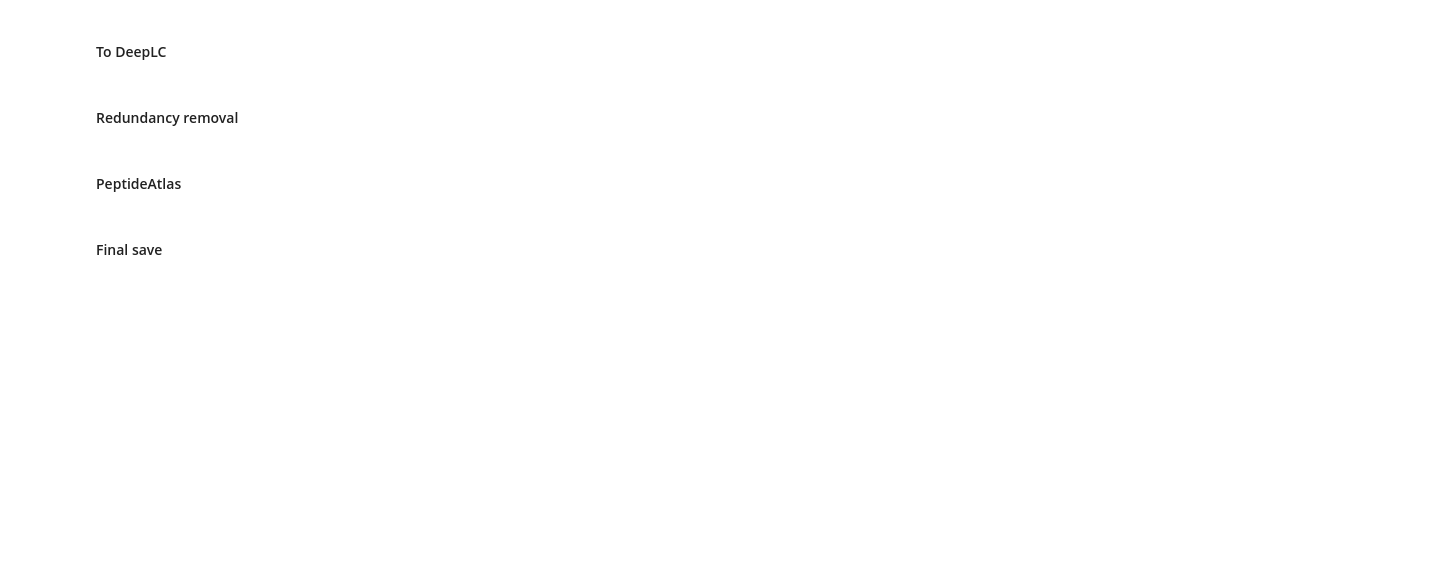
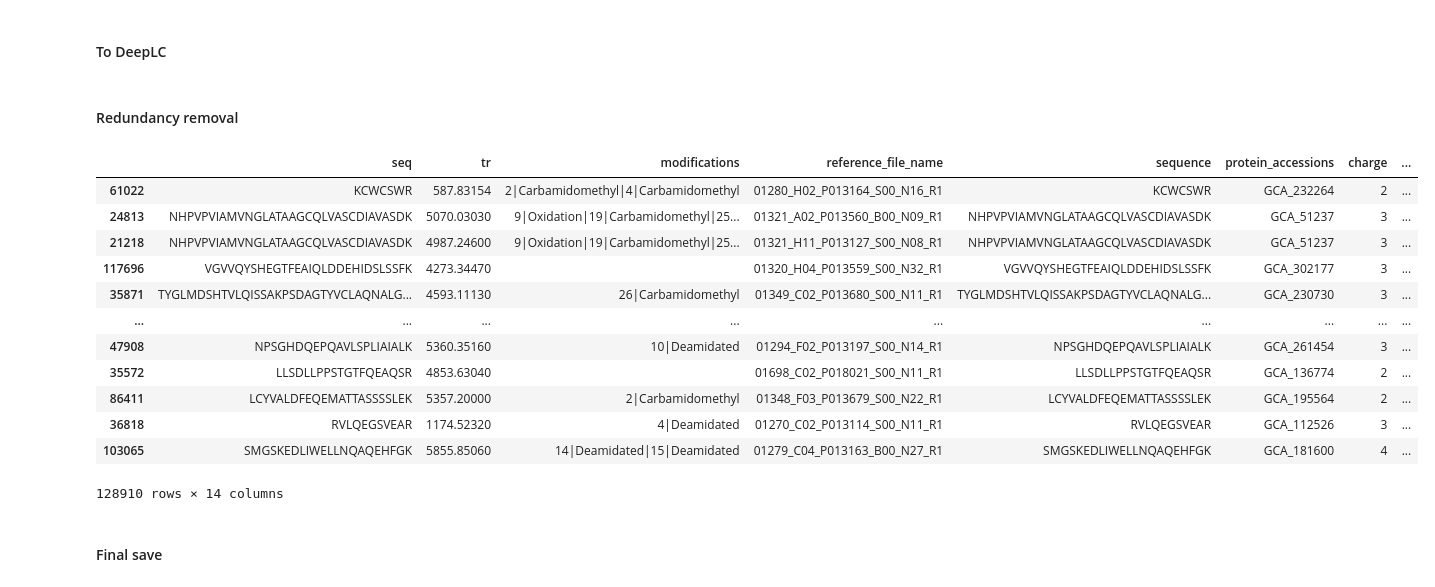
Before and after one commit to bigbio/pgt-pangenome, a Jupyter notebook: PXD010154/gca_canonical_validation.ipynb, the cells around one changed output. Saved outputs shown, nothing was run; the diff lists cells and outputs as text; code cells hidden in the pictures; blank space fills up the shorter version.

```diff
--- a/PXD010154/gca_canonical_validation.ipynb
+++ b/PXD010154/gca_canonical_validation.ipynb
@@ -33,7 +31,7 @@ print('Number of PSMs in the file = ', len(original_df))
 Number of PSMs in the file =  16294599
 # %%
 ## Add sample accessions, **NOTE it will work only for LFQ experiments**
-sdrf = pd.read_csv("/mnt/nfs/wangd/project/10154parquet/PXD010154.sdrf.tsv", sep = "\t")
+sdrf = pd.read_csv("PXD010154.sdrf.tsv", sep = "\t")
 sdrf = sdrf[['source name', 'comment[data file]']]
 sdrf.rename(columns={"comment[data file]": "reference_file_name", "source name": "sample_id"}, inplace=True)
 sdrf['reference_file_name'] = sdrf['reference_file_name'].str.replace('.raw', '', regex=False)
@@ -299,6 +296,24 @@ grch_deeplc.sort_values("Posterior error probability", inplace=True)
 # %%
 new_columns = gca.apply(lambda x: extract_keys_values(x["id_scores"]), axis=1)
-
 # Concatenate the new columns with the original DataFrame
-gca_deeplc = pd.concat([gca[['seq', 'tr', 'modifications', 'reference_file_name','sequence','protein_accessions','charge','scan_number','peptidoform']], new_columns], axis=1)
+gca_deeplc = pd.concat([gca[['seq', 'tr', 'modifications', 'reference_file_name','sequence','protein_accessions','charge','scan_number','peptidoform', 'posterior_error_probability']], new_columns], axis=1)
 gca_deeplc = pd.merge(gca_deeplc, sdrf, on=['reference_file_name'], how='left')
+gca_deeplc['posterior_error_probability'] = gca_deeplc['posterior_error_probability'].astype(float)
+gca_deeplc.sort_values('posterior_error_probability', inplace=True)
+project = "PXD010154"
+gca_deeplc["usi"] = "mzspec:" + project + ":" + gca_deeplc["reference_file_name"] + ":scan:" + gca_deeplc["scan_number"].astype(str) + ":" + gca_deeplc['peptidoform'] + "/" + gca_deeplc["charge"].astype(str)
+gca_deeplc
+# %% [output]
+|  | seq | tr | modifications | reference_file_name | sequence | protein_accessions | charge | ... |
+| 61022 | KCWCSWR | 587.83154 | 2|Carbamidomethyl|4|Carbamidomethyl | 01280_H02_P013164_S00_N16_R1 | KCWCSWR | GCA_232264 | 2 | ... |
+| 24813 | NHPVPVIAMVNGLATAAGCQLVASCDIAVASDK | 5070.03030 | 9|Oxidation|19|Carbamidomethyl|25... | 01321_A02_P013560_B00_N09_R1 | NHPVPVIAMVNGLATAAGCQLVASCDIAVASDK | GCA_51237 | 3 | ... |
+| 21218 | NHPVPVIAMVNGLATAAGCQLVASCDIAVASDK | 4987.24600 | 9|Oxidation|19|Carbamidomethyl|25... | 01321_H11_P013127_S00_N08_R1 | NHPVPVIAMVNGLATAAGCQLVASCDIAVASDK | GCA_51237 | 3 | ... |
+| 117696 | VGVVQYSHEGTFEAIQLDDEHIDSLSSFK | 4273.34470 |  | 01320_H04_P013559_S00_N32_R1 | VGVVQYSHEGTFEAIQLDDEHIDSLSSFK | GCA_302177 | 3 | ... |
+| 35871 | TYGLMDSHTVLQISSAKPSDAGTYVCLAQNALG... | 4593.11130 | 26|Carbamidomethyl | 01349_C02_P013680_S00_N11_R1 | TYGLMDSHTVLQISSAKPSDAGTYVCLAQNALG... | GCA_230730 | 3 | ... |
+| ... | ... | ... | ... | ... | ... | ... | ... | ... |
+| 47908 | NPSGHDQEPQAVLSPLIAIALK | 5360.35160 | 10|Deamidated | 01294_F02_P013197_S00_N14_R1 | NPSGHDQEPQAVLSPLIAIALK | GCA_261454 | 3 | ... |
+| 35572 | LLSDLLPPSTGTFQEAQSR | 4853.63040 |  | 01698_C02_P018021_S00_N11_R1 | LLSDLLPPSTGTFQEAQSR | GCA_136774 | 2 | ... |
+| 86411 | LCYVALDFEQEMATTASSSSLEK | 5357.20000 | 2|Carbamidomethyl | 01348_F03_P013679_S00_N22_R1 | LCYVALDFEQEMATTASSSSLEK | GCA_195564 | 2 | ... |
+| 36818 | RVLQEGSVEAR | 1174.52320 | 4|Deamidated | 01270_C02_P013114_S00_N11_R1 | RVLQEGSVEAR | GCA_112526 | 3 | ... |
+| 103065 | SMGSKEDLIWELLNQAQEHFGK | 5855.85060 | 14|Deamidated|15|Deamidated | 01279_C04_P013163_B00_N27_R1 | SMGSKEDLIWELLNQAQEHFGK | GCA_181600 | 4 | ... |
+128910 rows × 14 columns
@@ -313,2 +319,0 @@ grch_deeplc = grch_deeplc[['seq', 'tr', 'modifications']]
-# %% [markdown]
-#### PeptideAtlas
```
Also changed, not shown: parts of 23 cells of this notebook, 1 other file.
